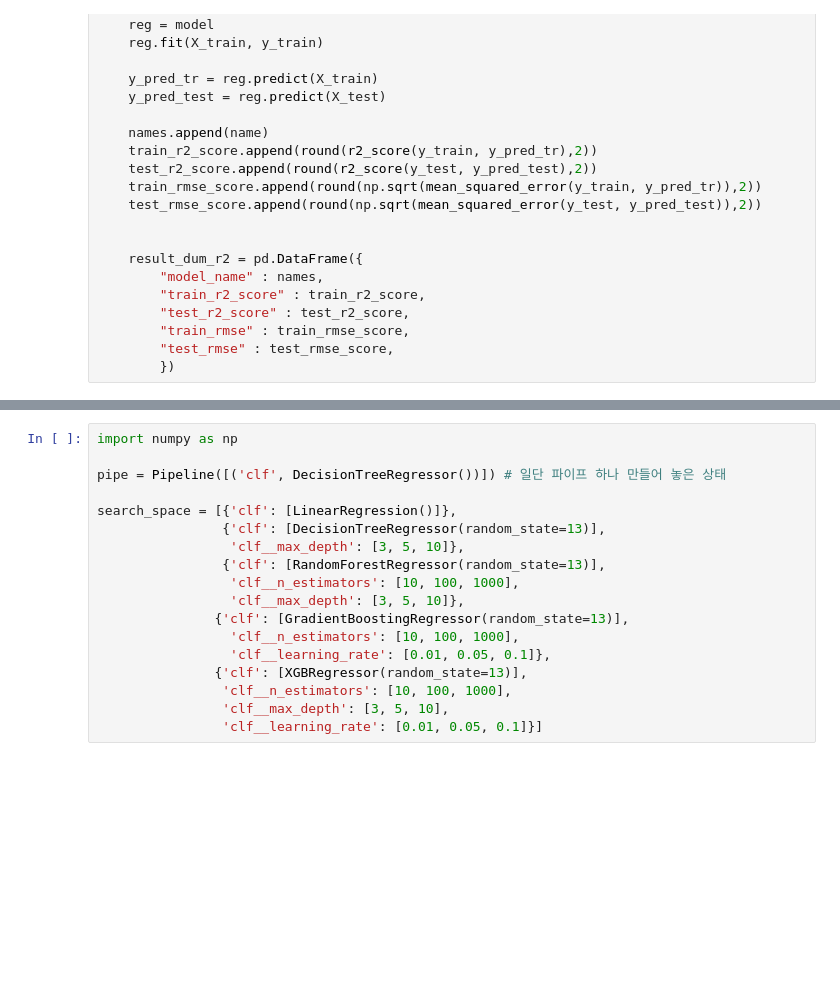
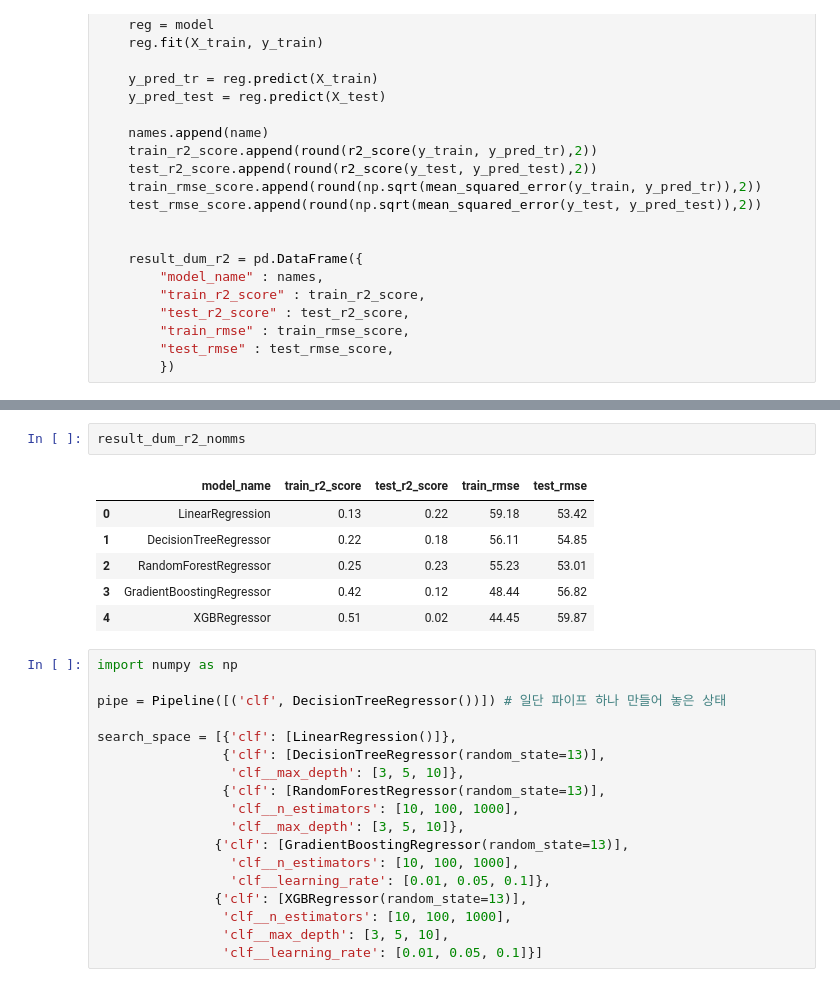
Before and after one commit to dss-14th/Regression_3_project, a Jupyter notebook: result_onehot으로 분석.ipynb, the cells around one changed output, grey strips where cells are left out. Saved outputs shown, nothing was run; the diff lists cells and outputs as text; blank space fills up the shorter version.

```diff
--- a/result_onehot으로 분석.ipynb
+++ b/result_onehot으로 분석.ipynb
@@ -292,3 +327,12 @@ result_dum_r2
+# %%
+result_dum_r2_nomms
+# %% [output]
+|  | model_name | train_r2_score | test_r2_score | train_rmse | test_rmse |
+| 0 | LinearRegression | 0.13 | 0.22 | 59.18 | 53.42 |
+| 1 | DecisionTreeRegressor | 0.22 | 0.18 | 56.11 | 54.85 |
+| 2 | RandomForestRegressor | 0.25 | 0.23 | 55.23 | 53.01 |
+| 3 | GradientBoostingRegressor | 0.42 | 0.12 | 48.44 | 56.82 |
+| 4 | XGBRegressor | 0.51 | 0.02 | 44.45 | 59.87 |
 # %%
 import numpy as np
 
```
Also changed, not shown: parts of 11 cells of this notebook, 2 other files.
